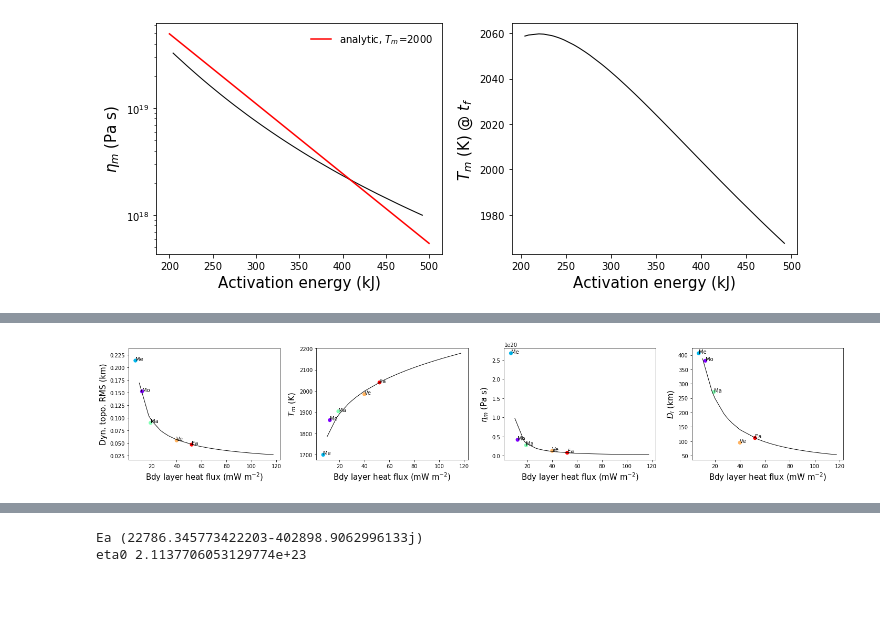
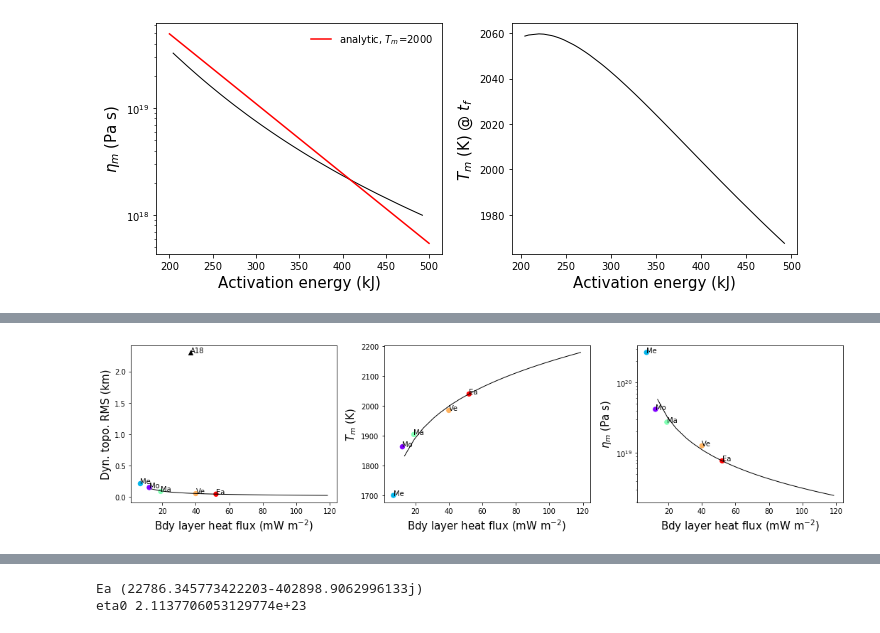
Before and after one commit to clairesworld/exo-top, a Jupyter notebook: top_model.ipynb, the cells around one changed output, grey strips where cells are left out. Saved outputs shown, nothing was run; the diff lists cells and outputs as text; code cells hidden in the pictures; blank space fills up the shorter version.

```diff
--- a/top_model.ipynb
+++ b/top_model.ipynb
@@ -458,18 +459,24 @@ plt.savefig('activation_energy.png', bbox_inches='tight')
 # %%
 ##### plot q_bl tradeoffs ######
 
 # planets = build_solarsystem()
 defaults = {'Ra_crit_u':450, 'c_m': 1142, 'k_lm':4, 'a_rh':2.54, 'alpha_m':2.5e-5}
 
 save=False
 ynames = {'dyn_top_rms':('Dyn. topo. RMS (km)', 1e-3),
          'T_m':('$T_m$ (K)',1),
          'eta_m':('$\eta_m$ (Pa s)',1),
-         'D_l':('$D_l$ (km)', 1e-3),
+        # 'D_l':('$D_l$ (km)', 1e-3),
         }
 xname = {'q_ubl':('Bdy layer heat flux (mW m$^{-2}$)', 1e3)}
 moreplanets = bulk_planets(N=50, name='M_p', mini=0.05*p.M_E, maxi=6*p.M_E, **defaults)
 fig, axes = plot_vs_x(scplanets=planets, lplanets=moreplanets, xname=xname, ynames=ynames,
                       labels=True, s=40, plots_save=True)
+
+# add data from Arnould+
+
+axes[0].scatter(37, 2.3, marker='^', c='k')
+axes[0].annotate(xy=(37,2.3), s='A18')
+fig.savefig('q_scatter.png', bbox_inches='tight')
 # %% [output]
-[figure, old version]
+[figure, new version]
```
Also changed, not shown: parts of 3 cells of this notebook, 3 other files.
